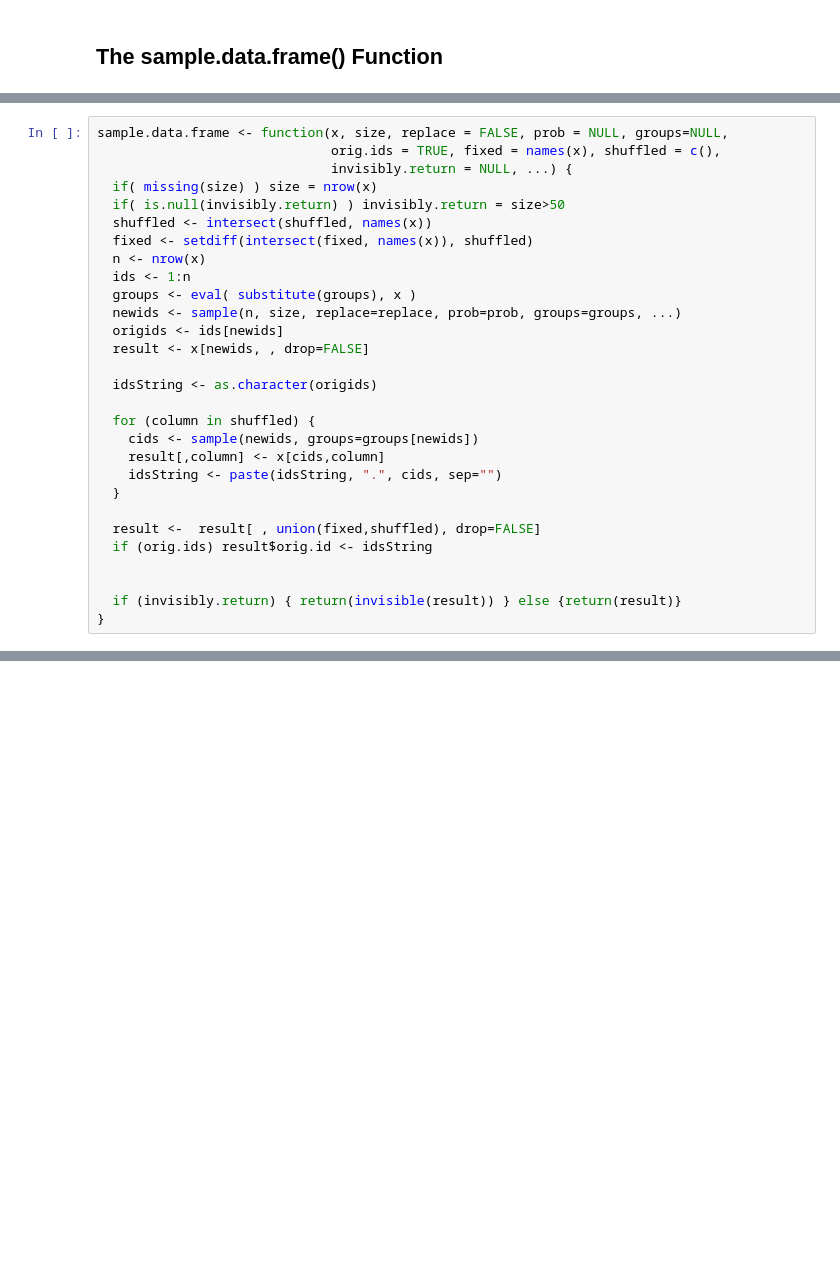
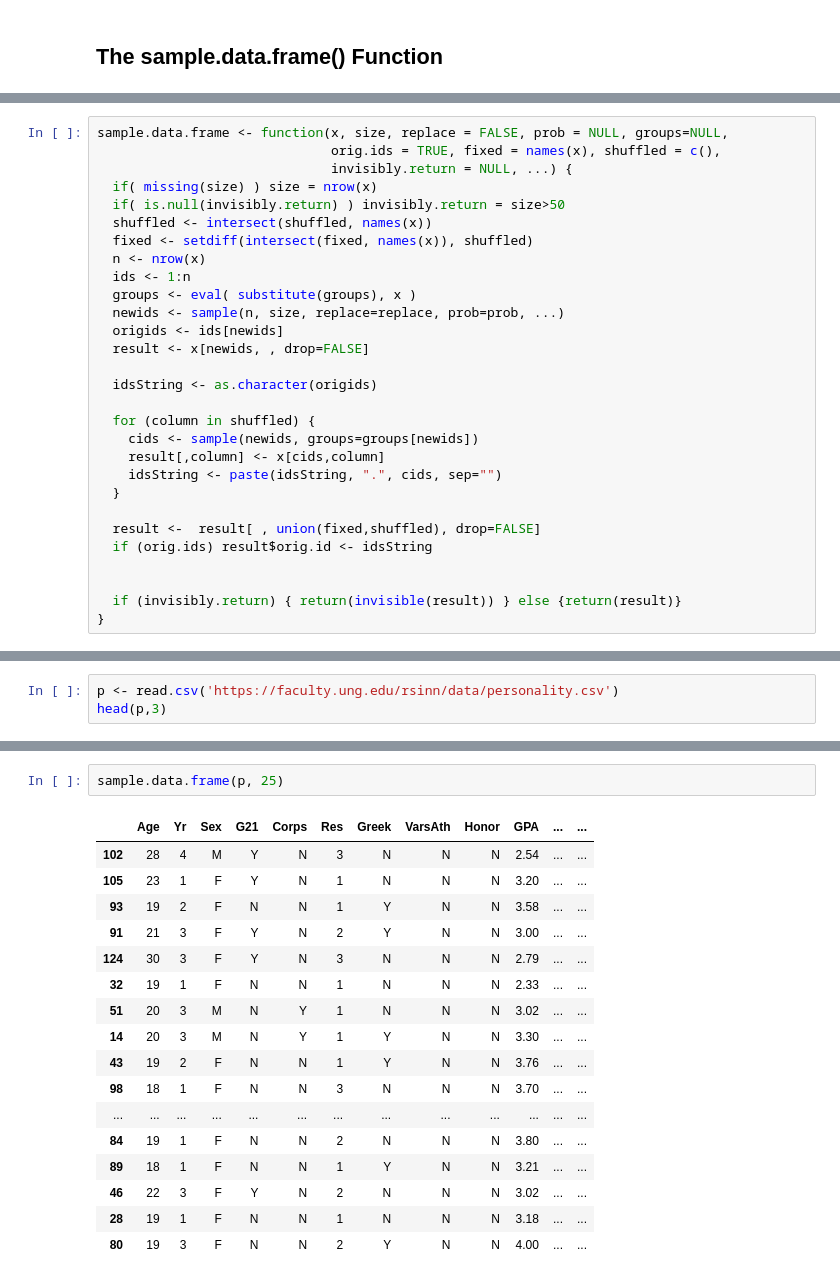
Before and after one commit to StraightDraw/probstat, a Jupyter notebook: S1c.ipynb, the cells around one changed output, grey strips where cells are left out. Saved outputs shown, nothing was run; the diff lists cells and outputs as text; blank space fills up the shorter version.

```diff
--- a/S1c.ipynb
+++ b/S1c.ipynb
@@ -201,7 +203,7 @@ sample.data.frame <- function(x, size, replace = FALSE, prob = NULL, groups=NULL
   n <- nrow(x)
   ids <- 1:n
   groups <- eval( substitute(groups), x )
-  newids <- sample(n, size, replace=replace, prob=prob, groups=groups, ...)
+  newids <- sample(n, size, replace=replace, prob=prob, ...)
   origids <- ids[newids]
   result <- x[newids, , drop=FALSE]
 
@@ -221,0 +226,3 @@ sample.data.frame <- function(x, size, replace = FALSE, prob = NULL, groups=NULL
+# %%
+p <- read.csv('https://faculty.ung.edu/rsinn/data/personality.csv')
+head(p,3)
@@ -221,0 +236,20 @@ sample.data.frame <- function(x, size, replace = FALSE, prob = NULL, groups=NULL
+# %%
+sample.data.frame(p, 25)
+# %% [output]
+|  | Age | Yr | Sex | G21 | Corps | Res | Greek | VarsAth | Honor | GPA | ... | ... |
+| 102 | 28 | 4 | M | Y | N | 3 | N | N | N | 2.54 | ... | ... |
+| 105 | 23 | 1 | F | Y | N | 1 | N | N | N | 3.20 | ... | ... |
+| 93 | 19 | 2 | F | N | N | 1 | Y | N | N | 3.58 | ... | ... |
+| 91 | 21 | 3 | F | Y | N | 2 | Y | N | N | 3.00 | ... | ... |
+| 124 | 30 | 3 | F | Y | N | 3 | N | N | N | 2.79 | ... | ... |
+| 32 | 19 | 1 | F | N | N | 1 | N | N | N | 2.33 | ... | ... |
+| 51 | 20 | 3 | M | N | Y | 1 | N | N | N | 3.02 | ... | ... |
+| 14 | 20 | 3 | M | N | Y | 1 | Y | N | N | 3.30 | ... | ... |
+| 43 | 19 | 2 | F | N | N | 1 | Y | N | N | 3.76 | ... | ... |
+| 98 | 18 | 1 | F | N | N | 3 | N | N | N | 3.70 | ... | ... |
+| ... | ... | ... | ... | ... | ... | ... | ... | ... | ... | ... | ... | ... |
+| 84 | 19 | 1 | F | N | N | 2 | N | N | N | 3.80 | ... | ... |
+| 89 | 18 | 1 | F | N | N | 1 | Y | N | N | 3.21 | ... | ... |
+| 46 | 22 | 3 | F | Y | N | 2 | N | N | N | 3.02 | ... | ... |
+| 28 | 19 | 1 | F | N | N | 1 | N | N | N | 3.18 | ... | ... |
+| 80 | 19 | 3 | F | N | N | 2 | Y | N | N | 4.00 | ... | ... |
```
Also changed, not shown: parts of 14 cells of this notebook, 18 other files.
